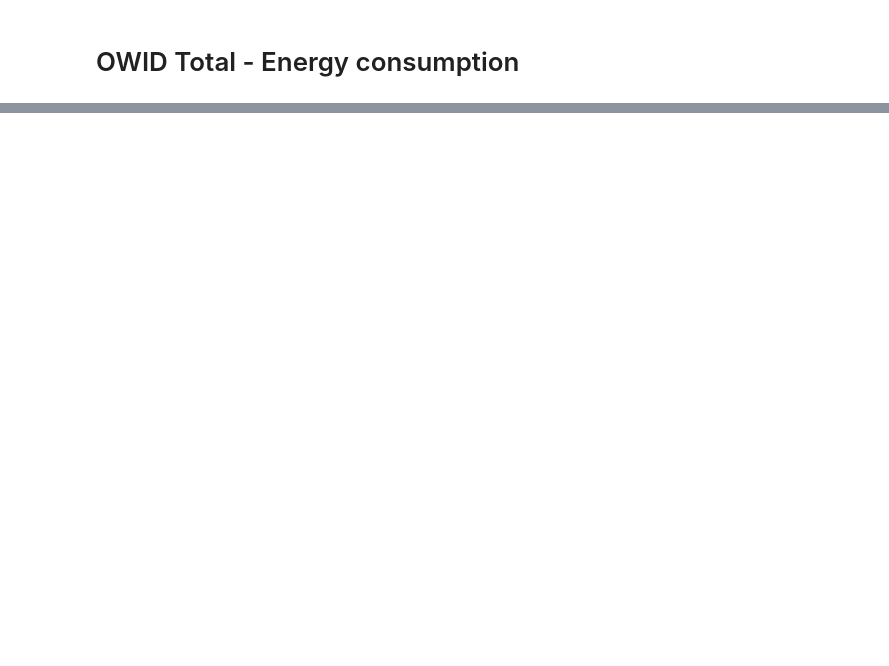
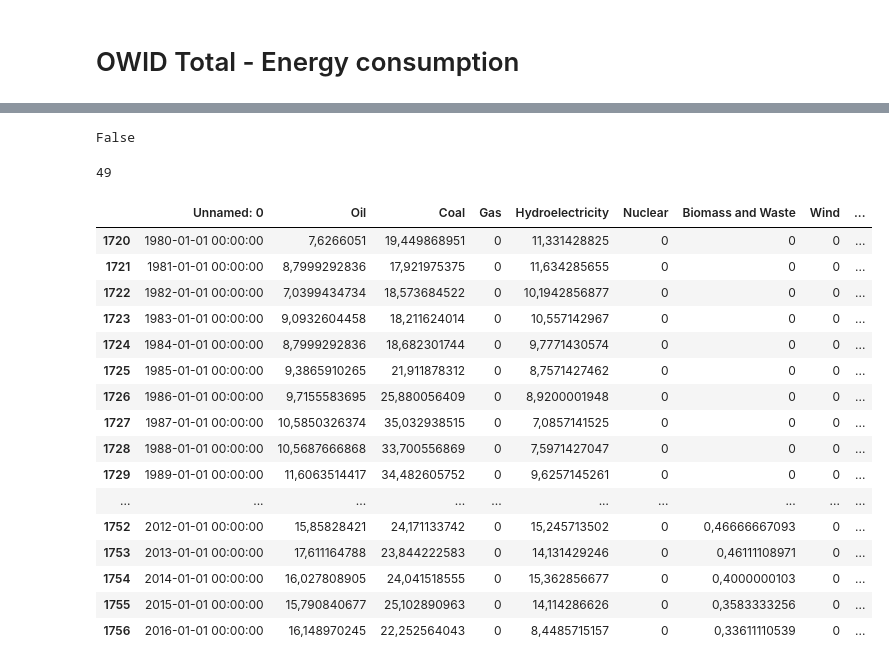
Before and after one commit to TeamGreenWave/capstone_project, a Jupyter notebook: notebook_doro.ipynb, the cells around one changed output, grey strips where cells are left out. Saved outputs shown, nothing was run; the diff lists cells and outputs as text; code cells hidden in the pictures; blank space fills up the shorter version.

```diff
--- a/notebook_doro.ipynb
+++ b/notebook_doro.ipynb
@@ -255,6 +270,0 @@ kenya.head(n = 50)
-# %%
-null_sources_africa = []
-for i in null_sources_countries:
-    if i in africa:
-        null_sources_africa.append(i)
-'Kenya' in null_sources_africa
@@ -303,0 +271,14 @@ prim_en_cons.loc[(prim_en_cons["country"] == "Kenya") & (prim_en_cons["year"] >
+# %%
+# read in only country codes only Africa
+country_codes_africa = pd.read_csv('/Users/dorotheakirves/neuefische/capstone_project/data/country_codes_africa.csv')
+
+# Extract country names as list
+missing_africa = country_codes_africa['location_name_short_en'].tolist()
+# %%
+# Remove countries with existing data, create list with only countries with missing data
+existing_africa = ['Algeria','Egypt','South Africa', 'Morocco']
+for i in existing_africa:
+    missing_africa.remove(i)
+#sort alphabetically
+missing_africa.sort()
+missing_africa
@@ -303,0 +303,44 @@ prim_en_cons.loc[(prim_en_cons["country"] == "Kenya") & (prim_en_cons["year"] >
+# %%
+'South Africa' in missing_africa
+# %% [output]
+False
+# %%
+len(missing_africa)
+# %% [output]
+49
+# %%
+# read in data for every missing country, adding contry name column
+path = r'/Users/dorotheakirves/neuefische/Capstone/africa' # use your path
+all_files = glob.glob(path + "/*.csv")
+all_files.sort()
+
+li = []
+
+for filename, i in zip(all_files, missing_africa):
+    df = pd.read_csv(filename, index_col=False, header=0, sep=';')
+    df['country'] = i
+    li.append(df)
+
+africa_frame = pd.concat(li, axis=0, ignore_index=True)
+# %%
+# Check if it worked until the end
+africa_frame.loc[(africa_frame["country"] == "Zimbabwe")]
+#africa_frame.tail()
+# %% [output]
+|  | Unnamed: 0 | Oil | Coal | Gas | Hydroelectricity | Nuclear | Biomass and Waste | Wind | ... |
+| 1720 | 1980-01-01 00:00:00 | 7,6266051 | 19,449868951 | 0 | 11,331428825 | 0 | 0 | 0 | ... |
+| 1721 | 1981-01-01 00:00:00 | 8,7999292836 | 17,921975375 | 0 | 11,634285655 | 0 | 0 | 0 | ... |
+| 1722 | 1982-01-01 00:00:00 | 7,0399434734 | 18,573684522 | 0 | 10,1942856877 | 0 | 0 | 0 | ... |
+| 1723 | 1983-01-01 00:00:00 | 9,0932604458 | 18,211624014 | 0 | 10,557142967 | 0 | 0 | 0 | ... |
+| 1724 | 1984-01-01 00:00:00 | 8,7999292836 | 18,682301744 | 0 | 9,7771430574 | 0 | 0 | 0 | ... |
+| 1725 | 1985-01-01 00:00:00 | 9,3865910265 | 21,911878312 | 0 | 8,7571427462 | 0 | 0 | 0 | ... |
+| 1726 | 1986-01-01 00:00:00 | 9,7155583695 | 25,880056409 | 0 | 8,9200001948 | 0 | 0 | 0 | ... |
+| 1727 | 1987-01-01 00:00:00 | 10,5850326374 | 35,032938515 | 0 | 7,0857141525 | 0 | 0 | 0 | ... |
+| 1728 | 1988-01-01 00:00:00 | 10,5687666868 | 33,700556869 | 0 | 7,5971427047 | 0 | 0 | 0 | ... |
+| 1729 | 1989-01-01 00:00:00 | 11,6063514417 | 34,482605752 | 0 | 9,6257145261 | 0 | 0 | 0 | ... |
+| ... | ... | ... | ... | ... | ... | ... | ... | ... | ... |
+| 1752 | 2012-01-01 00:00:00 | 15,85828421 | 24,171133742 | 0 | 15,245713502 | 0 | 0,46666667093 | 0 | ... |
+| 1753 | 2013-01-01 00:00:00 | 17,611164788 | 23,844222583 | 0 | 14,131429246 | 0 | 0,46111108971 | 0 | ... |
+| 1754 | 2014-01-01 00:00:00 | 16,027808905 | 24,041518555 | 0 | 15,362856677 | 0 | 0,4000000103 | 0 | ... |
+| 1755 | 2015-01-01 00:00:00 | 15,790840677 | 25,102890963 | 0 | 14,114286626 | 0 | 0,3583333256 | 0 | ... |
+| 1756 | 2016-01-01 00:00:00 | 16,148970245 | 22,252564043 | 0 | 8,4485715157 | 0 | 0,33611110539 | 0 | ... |
```
Also changed, not shown: parts of 43 cells of this notebook.
